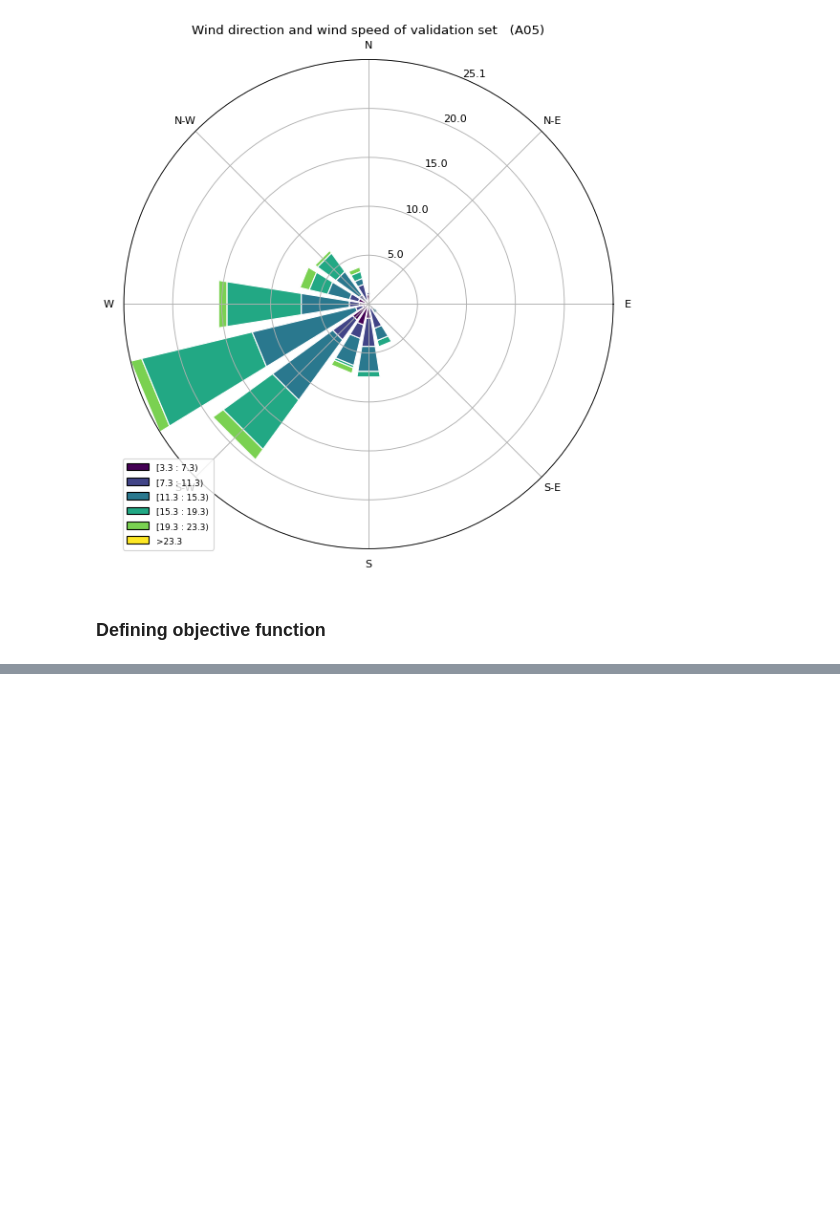
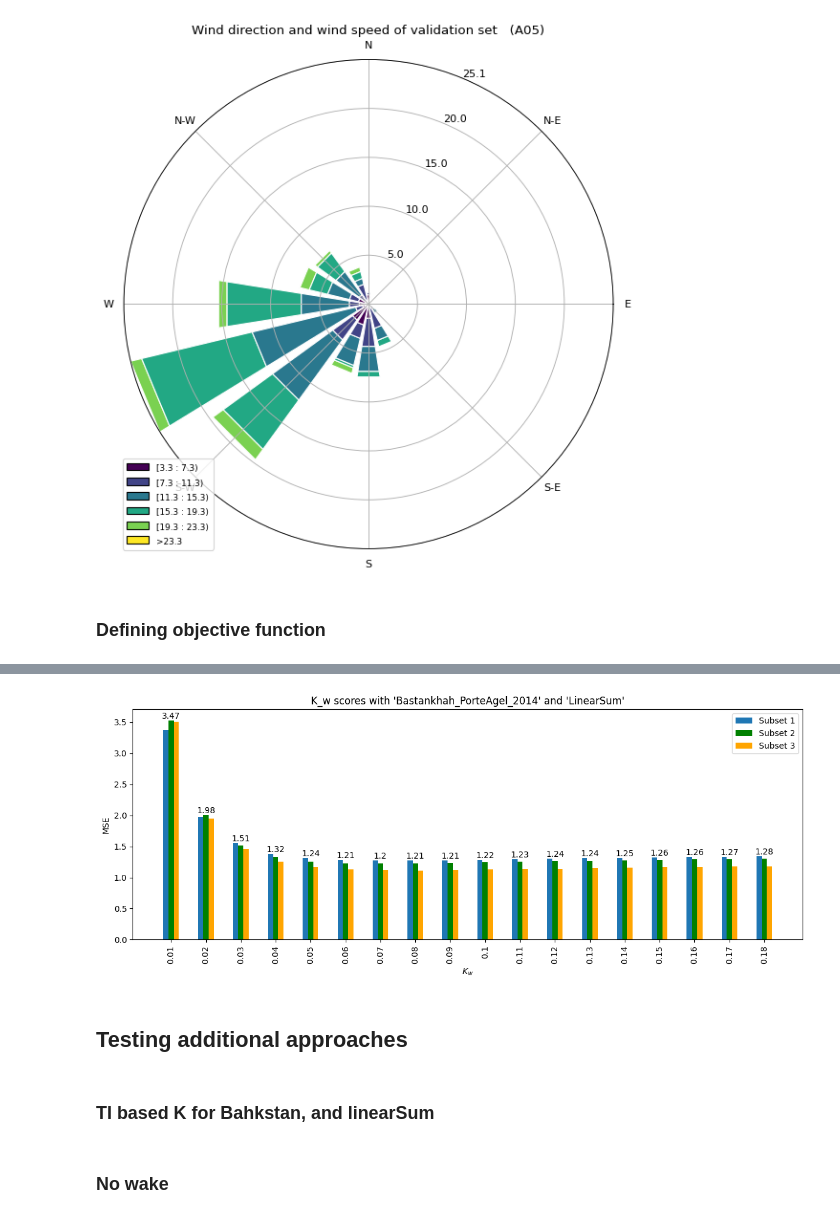
Before and after one commit to sondretb/Master-thesis---Wake-Scada-integration, a Jupyter notebook: wake_deficit_optimization.ipynb, the cells around one changed output, grey strips where cells are left out. Saved outputs shown, nothing was run; the diff lists cells and outputs as text; code cells hidden in the pictures; blank space fills up the shorter version.

```diff
--- a/wake_deficit_optimization.ipynb
+++ b/wake_deficit_optimization.ipynb
@@ -99,0 +181,9 @@ print(test_mse)
+# %%
+plot_scores('Bastankhah_PorteAgel_2014', 'LinearSum')
+plt.show()
+# %% [output]
+[figure, added]
+# %% [markdown]
+## Testing additional approaches
+# %% [markdown]
+### TI based K for Bahkstan, and linearSum
@@ -99,0 +203,2 @@ print(test_mse)
+# %% [markdown]
+### No wake
```
Also changed, not shown: parts of 20 cells of this notebook, 1 other file.
